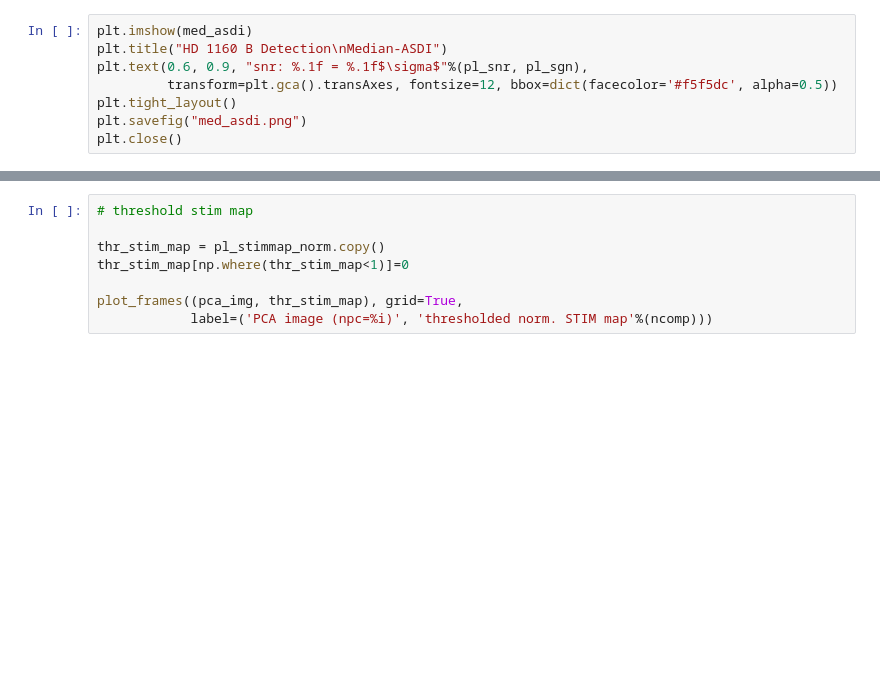
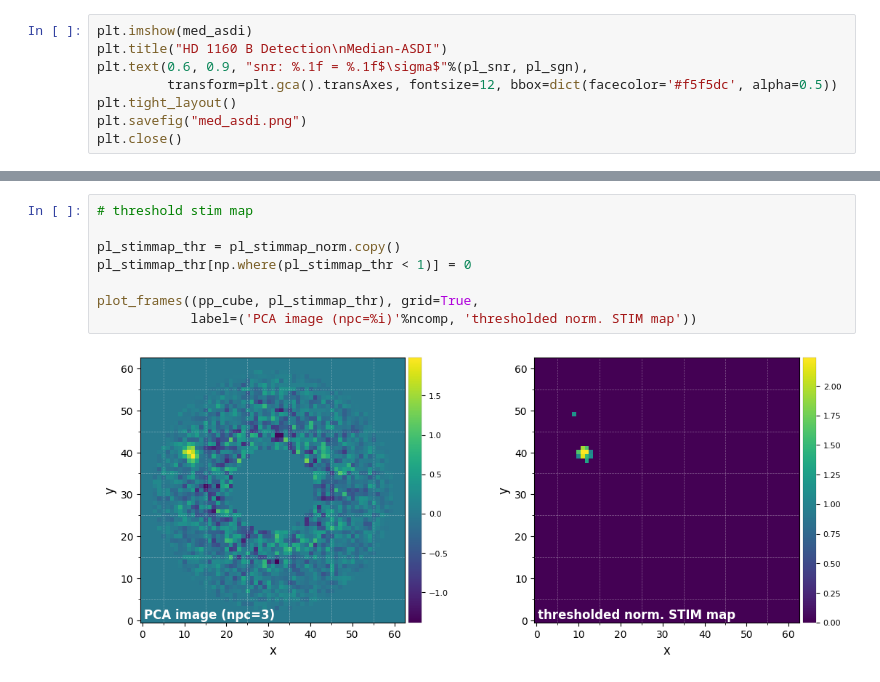
Before and after one commit to asatk/exoadi, a Jupyter notebook: redux_vip_3.ipynb, the cells around one changed output, grey strips where cells are left out. Drawn from its saved outputs; the diff is of its cells as text; blank space fills up the shorter version.

```diff
--- a/redux_vip_3.ipynb
+++ b/redux_vip_3.ipynb
@@ -192,10 +321,12 @@ plot_frames((stim_map, inv_stim_map, norm_stim_map), grid=True,
 # %%
 # threshold stim map
 
-thr_stim_map = pl_stimmap_norm.copy()
-thr_stim_map[np.where(thr_stim_map<1)]=0
+pl_stimmap_thr = pl_stimmap_norm.copy()
+pl_stimmap_thr[np.where(pl_stimmap_thr < 1)] = 0
 
-plot_frames((pca_img, thr_stim_map), grid=True,
-            label=('PCA image (npc=%i)', 'thresholded norm. STIM map'%(ncomp)))
+plot_frames((pp_cube, pl_stimmap_thr), grid=True,
+            label=('PCA image (npc=%i)'%ncomp, 'thresholded norm. STIM map'))
+# %% [output]
+[figure, added]
 # %%
 # pp_cube = pca_annular(cube, angles, ncomp=ncomp)
```
Also changed, not shown: parts of 39 cells of this notebook, 5 other files.
